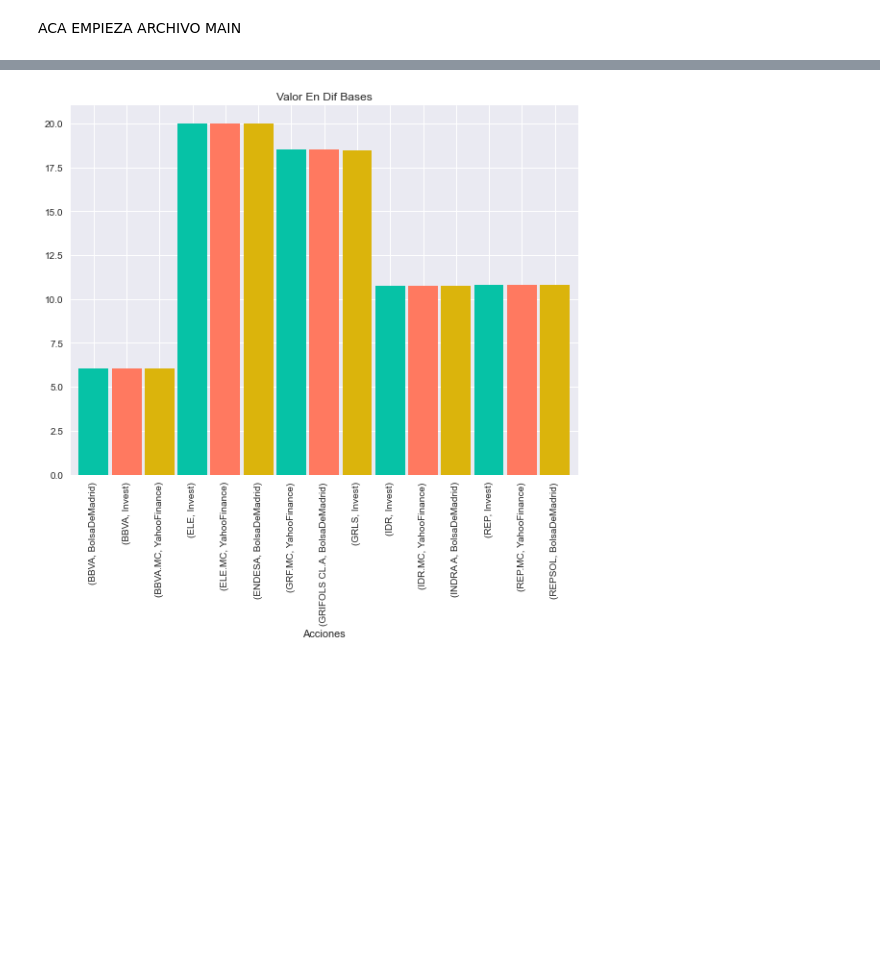
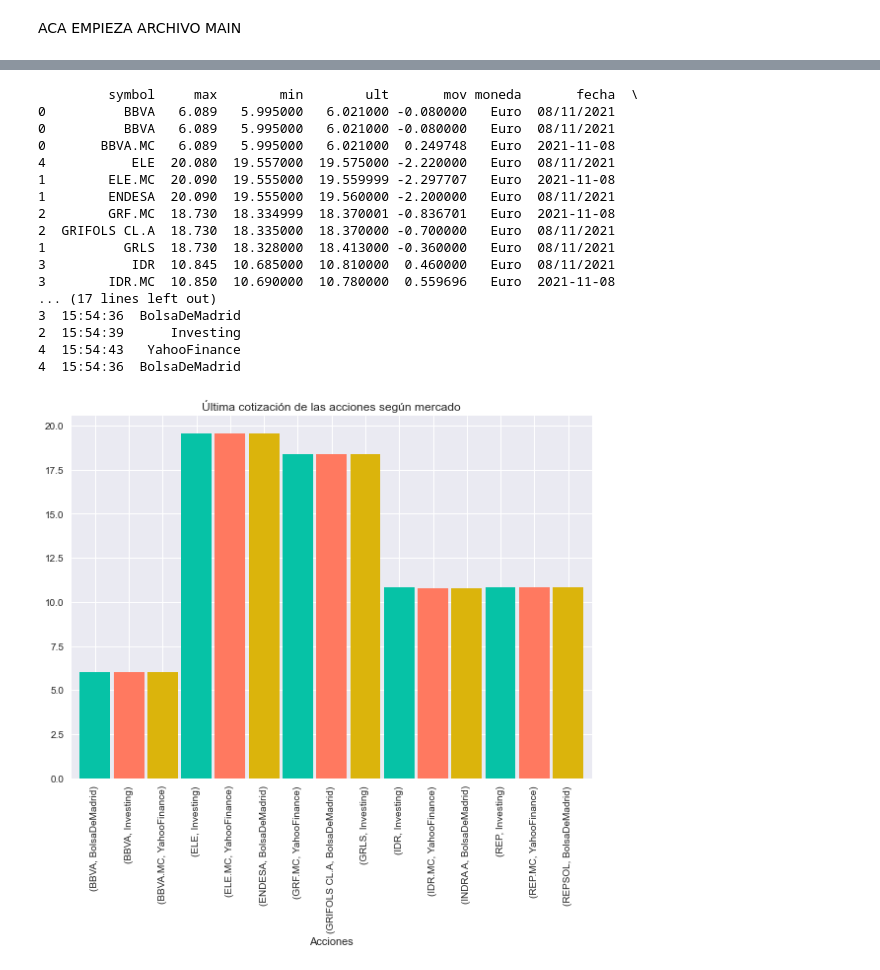
Before and after one commit to pptscdia2021/pp12021grupo2_a2-grupo2, a Jupyter notebook: TP2 Webscraping&api/Jupyter/prueba2.ipynb, the cells around one changed output, grey strips where cells are left out. Saved outputs shown, nothing was run; the diff lists cells and outputs as text; code cells hidden in the pictures; blank space fills up the shorter version.

```diff
--- a/TP2 Webscraping&api/Jupyter/prueba2.ipynb
+++ b/TP2 Webscraping&api/Jupyter/prueba2.ipynb
@@ -284,10 +316,10 @@ listaAcciones =[
     ]
 
 accionesBolsaMadrid = BolsaDeMadrid()
-accionesInvest = Invest()
+accionesInvesting = Investing()
 accionesYFinance = YahooFinance(listaAcciones)
 
-mercados = [accionesBolsaMadrid, accionesInvest, accionesYFinance]
+mercados = [accionesBolsaMadrid, accionesInvesting, accionesYFinance]
 
 for mercado in mercados:
     mercado.imprimirDF()
@@ -336,45 +375,24 @@ Acciones de mayor pérdida
-# %%
-""" Entidad Cotizaciones: Unifica las cotizaciones de los 3 mercados y tiene diferentes modulos
-para graficar """
-class Cotizaciones():
-
-    def __init__(self, acciones, mercados):
-        self.acciones = acciones
-        self.mercados = mercados
-
-    def juntarDBS(self):
-        df = pd.DataFrame()
-        for mercado in self.mercados:
-            df = pd.concat([df, mercado.buscarPorNombre(self.acciones)], axis=0)
-        return df
-
-
-    def graficarComparacion(self,titulo,nombre):
-        df = self.juntarDBS()
-        comparar = df.groupby(['symbol', 'origen']).mean()["ult"]
-        # genera el gráfico:
-        comparar.plot(kind="bar",width=0.9, color=["#06C2A6","#FF7960","#DBB40C"], figsize=(8,8))
-        plt.style.use('seaborn')
-        plt.tight_layout()  # tip(!)
-        plt.title(titulo) #título del grafico
-        plt.xlabel('Acciones') #título del eje de las x
-        plt.savefig(nombre, bbox_inches='tight') #guardamos el gráfico, 'tight' para guardarlo completo [parámetro: nombre]
-
-    #otra forma de mostrar el gráfico (pero no quedaría bien)
-    #me parece que pega las columnas que tienen el mismo valor
-    def graficarComparacion2(self,titulo,nombre):
-        df = self.juntarDBS()
-        comparar = df.groupby(['symbol', 'origen']).mean()["ult"].unstack()
-        # genera el gráfico:
-        comparar.plot(kind="bar",width=1, color=["#06C2A6","#FF7960","#DBB40C"], figsize=(8,8))
-        plt.tight_layout()  # tip(!)
-        plt.title(titulo) #título del grafico
-        plt.xlabel('Acciones') #título del eje de las x
-        plt.savefig(nombre, bbox_inches='tight')
 # %%
 
 """ Objetivo 3: Comparativa de precios de cotización entre los orígenes de datos. """
 comparacion = Cotizaciones(listaAcciones, mercados)
-comparacion.graficarComparacion('Valor En Dif Bases', 'comparacion2')
+comparacion.graficarComparacion('Última cotización de las acciones según mercado', 'comparacionMercados.png')
 # %% [output]
+         symbol     max        min        ult       mov moneda       fecha  \
+0          BBVA   6.089   5.995000   6.021000 -0.080000   Euro  08/11/2021
+0          BBVA   6.089   5.995000   6.021000 -0.080000   Euro  08/11/2021
+0       BBVA.MC   6.089   5.995000   6.021000  0.249748   Euro  2021-11-08
+4           ELE  20.080  19.557000  19.575000 -2.220000   Euro  08/11/2021
+1        ELE.MC  20.090  19.555000  19.559999 -2.297707   Euro  2021-11-08
+1        ENDESA  20.090  19.555000  19.560000 -2.200000   Euro  08/11/2021
+2        GRF.MC  18.730  18.334999  18.370001 -0.836701   Euro  2021-11-08
+2  GRIFOLS CL.A  18.730  18.335000  18.370000 -0.700000   Euro  08/11/2021
+1          GRLS  18.730  18.328000  18.413000 -0.360000   Euro  08/11/2021
+3           IDR  10.845  10.685000  10.810000  0.460000   Euro  08/11/2021
+3        IDR.MC  10.850  10.690000  10.780000  0.559696   Euro  2021-11-08
+... (17 lines left out)
+3  15:54:36  BolsaDeMadrid
+2  15:54:39      Investing
+4  15:54:43   YahooFinance
+4  15:54:36  BolsaDeMadrid
-[figure, old version]
+[figure, new version]
```
Also changed, not shown: parts of 6 cells of this notebook, 14 other files.
